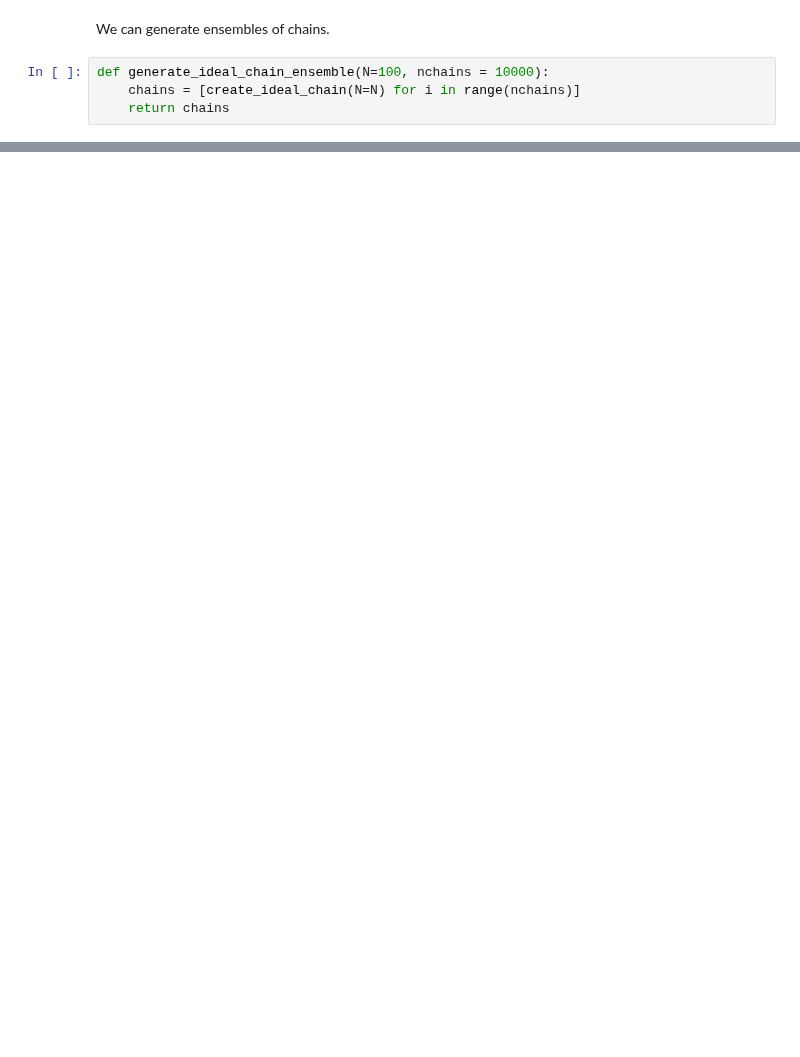
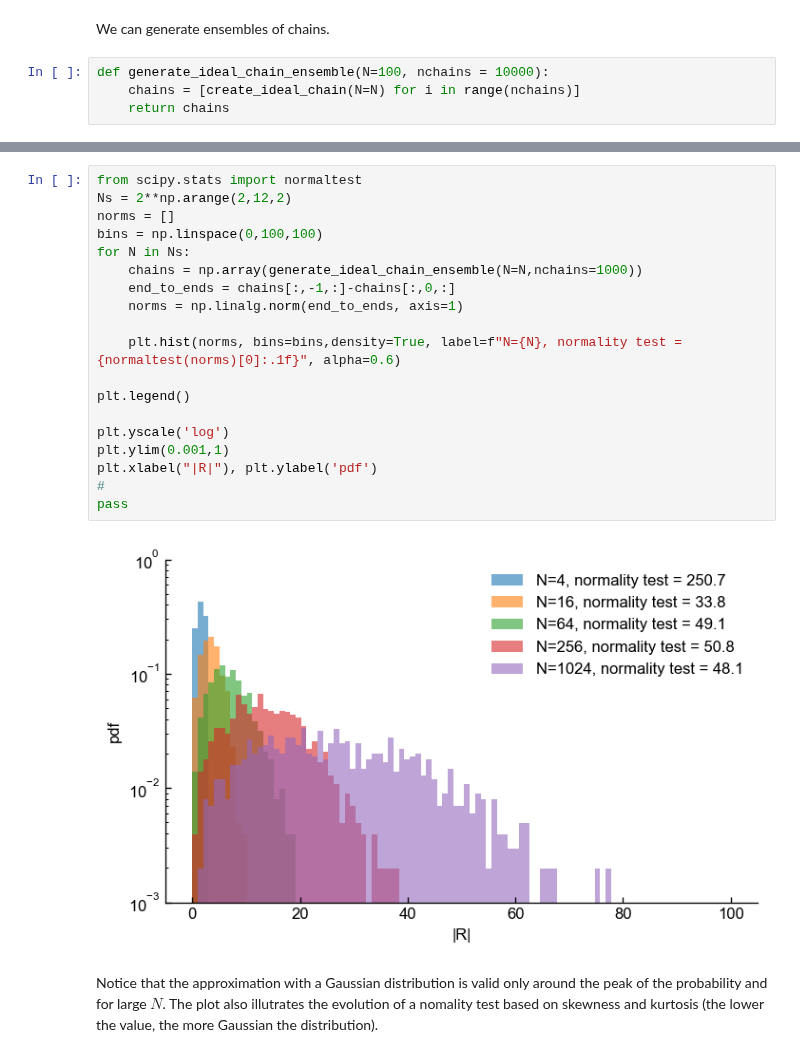
Before and after one commit to FTurci/mirror-handbook-particle-sim, a Jupyter notebook: contents/chains.ipynb, the cells around one changed output, grey strips where cells are left out. Drawn from its saved outputs; the diff is of its cells as text; blank space fills up the shorter version.

Commit message:
distribution of ideal chain end to end vectors

```diff
--- a/contents/chains.ipynb
+++ b/contents/chains.ipynb
@@ -77,0 +92,23 @@ Clearly, such scaling is linked to the behaviour of a random walker, as seen in
+# %%
+from scipy.stats import normaltest
+Ns = 2**np.arange(2,12,2)
+norms = []
+bins = np.linspace(0,100,100)
+for N in Ns:
+    chains = np.array(generate_ideal_chain_ensemble(N=N,nchains=1000))
+    end_to_ends = chains[:,-1,:]-chains[:,0,:]
+    norms = np.linalg.norm(end_to_ends, axis=1)
+
+    plt.hist(norms, bins=bins,density=True, label=f"N={N}, normality test = {normaltest(norms)[0]:.1f}", alpha=0.6)
+
+plt.legend()
+
+plt.yscale('log')
+plt.ylim(0.001,1)
+plt.xlabel("|R|"), plt.ylabel('pdf')
+#
+pass
+# %% [output]
+[figure, added]
+# %% [markdown]
+Notice that the approximation with a Gaussian distribution is valid only around the peak of the probability and for large $N$. The plot also illutrates the evolution of a nomality test based on skewness and kurtosis (the lower the value, the more Gaussian the distribution).
```
Also changed, not shown: parts of 7 cells of this notebook.
